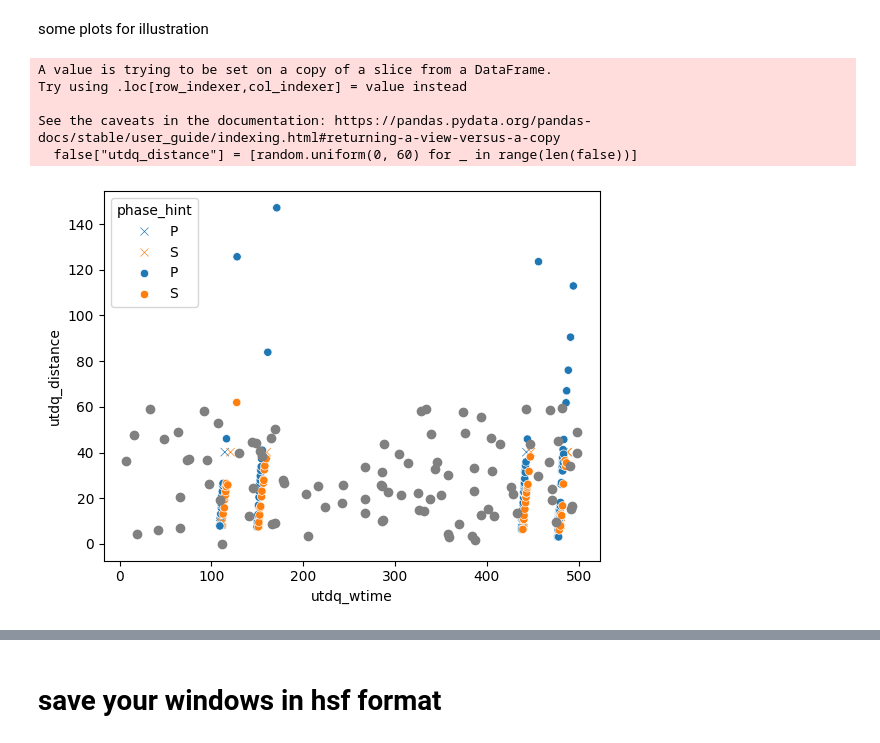
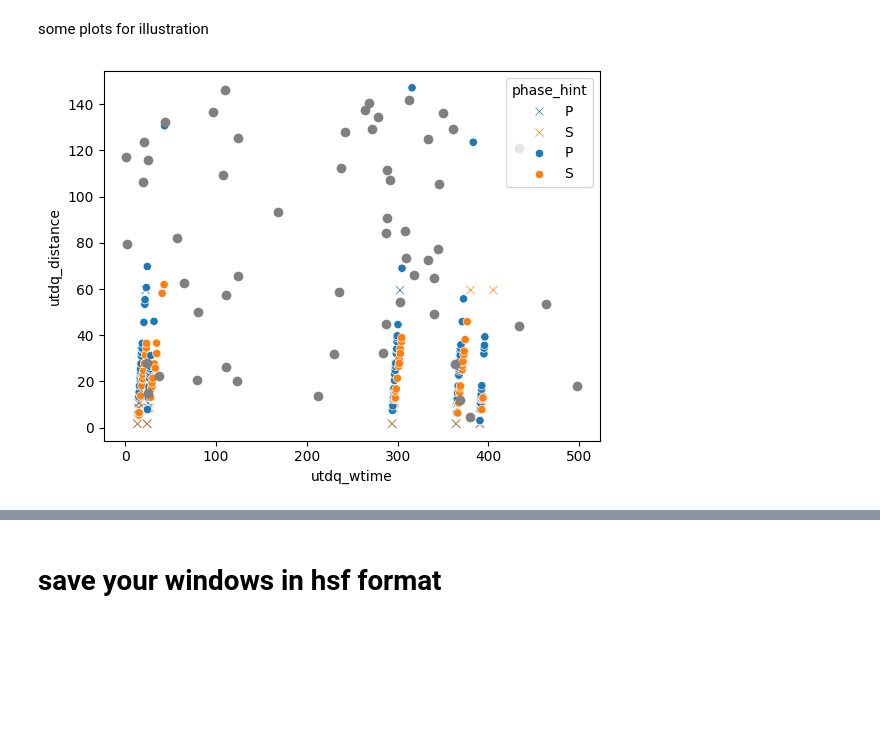
Before and after one commit to ecastillot/UTDQuake, a Jupyter notebook: examples/utd_window.ipynb, the cells around one changed output, grey strips where cells are left out. Saved outputs shown, nothing was run; the diff lists cells and outputs as text; code cells hidden in the pictures; blank space fills up the shorter version.

```diff
--- a/examples/utd_window.ipynb
+++ b/examples/utd_window.ipynb
@@ -210,33 +202,26 @@ some plots for illustration
 # %%
 import matplotlib.pyplot as plt
 import seaborn as sns
 import random
 
-false = window[window["utdq_real"]==False]
-false["utdq_distance"] = [random.uniform(0, 60) for _ in range(len(false))]
+false = window[window["utdq_pick_type"]=="n"]
+real_artificial = window[window["utdq_pick_type"]=="a"]
+real_manual = window[window["utdq_pick_type"]=="o"]
 
-real_artificial = window[(window["utdq_real"]==True) & (window["author"]=="utdquake")]
-real_manual = window[(window["utdq_real"]==True) & (window["author"]!="utdquake")]
-# (window["author"]=="utdquake") &
 
 fig,ax = plt.subplots()
 ax.plot(false["utdq_wtime"], false["utdq_distance"], 'o',color="gray")
 sns.scatterplot(data=real_artificial, x='utdq_wtime', y='utdq_distance',
                 hue='phase_hint', palette='tab10',
                 marker="x",
                 ax=ax)
 sns.scatterplot(data=real_manual, x='utdq_wtime', y='utdq_distance',
                 hue='phase_hint', palette='tab10',ax=ax)
 # ax.plot(window["utdq_wtime"], window["utdq_distance"], 'o',color="darkorange")
 # plt.plot(window["utdq_wtime"], window["station"], 'o')
 plt.show()
 # %% [output]
-A value is trying to be set on a copy of a slice from a DataFrame.
-Try using .loc[row_indexer,col_indexer] = value instead
-
-See the caveats in the documentation: https://pandas.pydata.org/pandas-docs/stable/user_guide/indexing.html#returning-a-view-versus-a-copy
-  false["utdq_distance"] = [random.uniform(0, 60) for _ in range(len(false))]
-[figure, old version]
+[figure, new version]
 # %%
 import matplotlib.pyplot as plt
 import seaborn as sns
```
Also changed, not shown: parts of 9 cells of this notebook, 6 other files.
